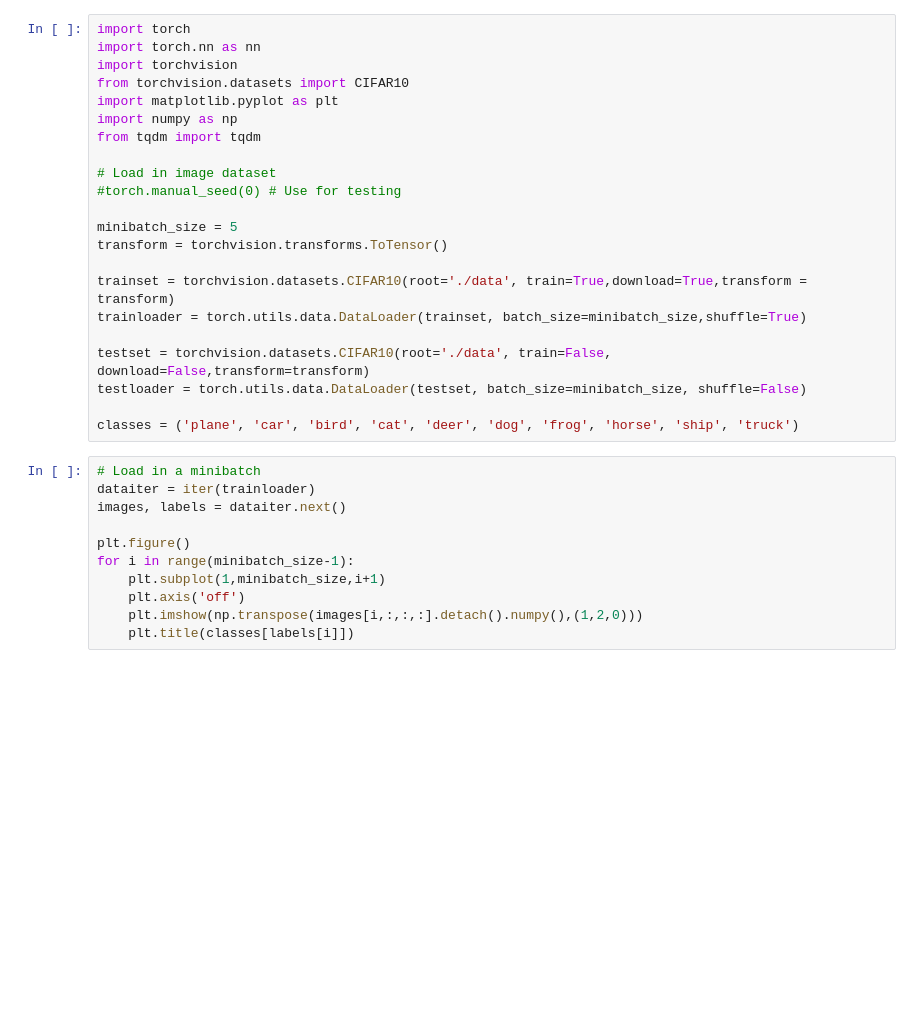
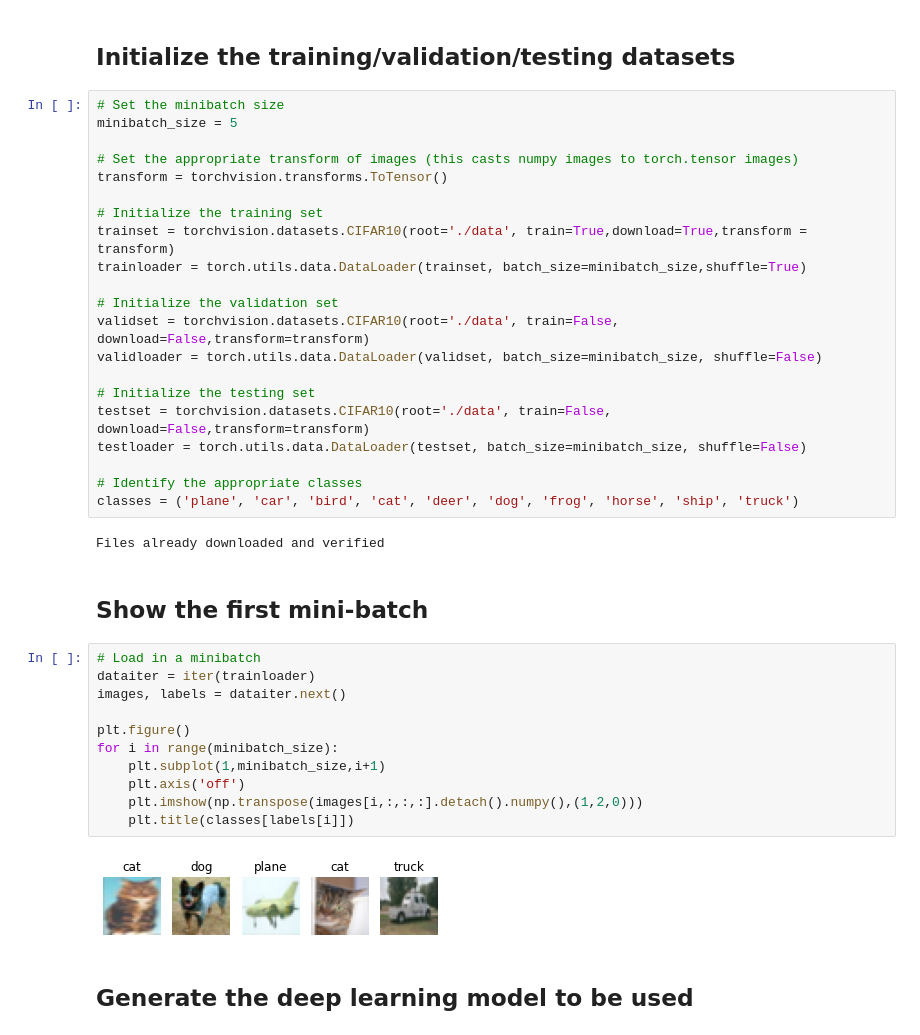
Before and after one commit to aewoessn/outreach-program-2021, a Jupyter notebook: Test Script.ipynb, the cells around one changed output. Saved outputs shown, nothing was run; the diff lists cells and outputs as text; blank space fills up the shorter version.

```diff
--- a/Test Script.ipynb
+++ b/Test Script.ipynb
@@ -1,34 +15,43 @@
+# %% [markdown]
+## Initialize the training/validation/testing datasets
 # %%
-import torch
-import torch.nn as nn
-import torchvision
-from torchvision.datasets import CIFAR10
-import matplotlib.pyplot as plt
-import numpy as np
-from tqdm import tqdm
+# Set the minibatch size
+minibatch_size = 5
 
-# Load in image dataset
-#torch.manual_seed(0) # Use for testing
-
-minibatch_size = 5
+# Set the appropriate transform of images (this casts numpy images to torch.tensor images)
 transform = torchvision.transforms.ToTensor()
 
+# Initialize the training set
 trainset = torchvision.datasets.CIFAR10(root='./data', train=True,download=True,transform = transform)
 trainloader = torch.utils.data.DataLoader(trainset, batch_size=minibatch_size,shuffle=True)
 
+# Initialize the validation set
+validset = torchvision.datasets.CIFAR10(root='./data', train=False, download=False,transform=transform)
+validloader = torch.utils.data.DataLoader(validset, batch_size=minibatch_size, shuffle=False)
+
+# Initialize the testing set
 testset = torchvision.datasets.CIFAR10(root='./data', train=False, download=False,transform=transform)
 testloader = torch.utils.data.DataLoader(testset, batch_size=minibatch_size, shuffle=False)
 
+# Identify the appropriate classes
 classes = ('plane', 'car', 'bird', 'cat', 'deer', 'dog', 'frog', 'horse', 'ship', 'truck')
+# %% [output]
+Files already downloaded and verified
+# %% [markdown]
+## Show the first mini-batch
 # %%
 # Load in a minibatch
 dataiter = iter(trainloader)
 images, labels = dataiter.next()
 
 plt.figure()
-for i in range(minibatch_size-1):
+for i in range(minibatch_size):
     plt.subplot(1,minibatch_size,i+1)
     plt.axis('off')
     plt.imshow(np.transpose(images[i,:,:,:].detach().numpy(),(1,2,0)))
     plt.title(classes[labels[i]])
+# %% [output]
+[figure, added]
+# %% [markdown]
+## Generate the deep learning model to be used
 # %%
```
Also changed, not shown: parts of 7 cells of this notebook.
